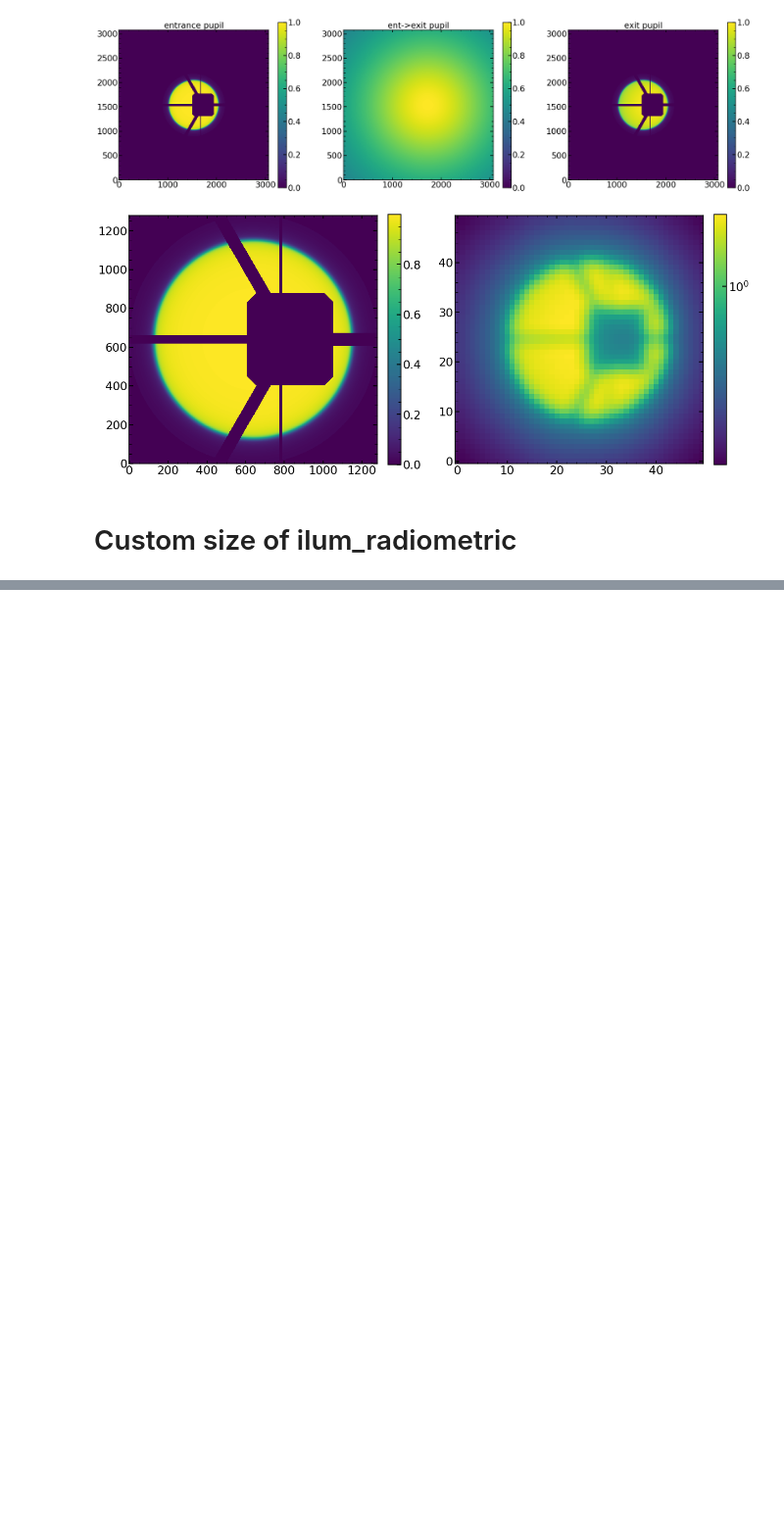
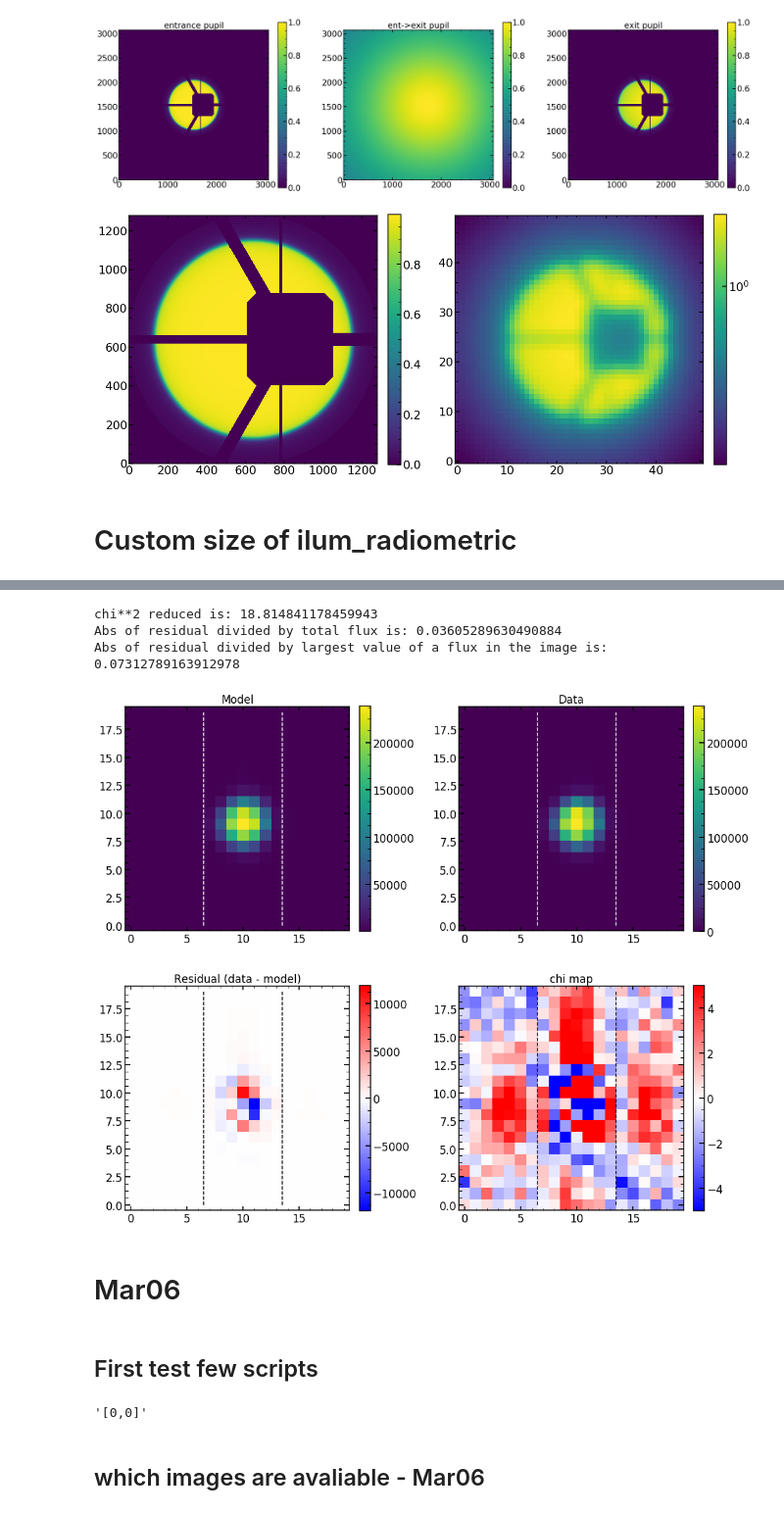
Before and after one commit to Subaru-PFS/dev_2ddrp, a Jupyter notebook: 2d_PSF_code/Zernike_Work_Mar_Apr_2020.ipynb, the cells around one changed output, grey strips where cells are left out. Shown at 98% size. Saved outputs shown, nothing was run; the diff lists cells and outputs as text; code cells hidden in the pictures; blank space fills up the shorter version.

```diff
--- a/2d_PSF_code/Zernike_Work_Mar_Apr_2020.ipynb
+++ b/2d_PSF_code/Zernike_Work_Mar_Apr_2020.ipynb
@@ -300,0 +684,19 @@ plt.imshow(optPsf_cut_fiber_convolved_downsampled)
+# %%
+matplotlib.rcParams.update({'font.size': 14})
+single_analysis.create_basic_comparison_plot()
+# %% [output]
+chi**2 reduced is: 18.814841178459943
+Abs of residual divided by total flux is: 0.03605289630490884
+Abs of residual divided by largest value of a flux in the image is: 0.07312789163912978
+[figure, added]
+# %% [markdown]
+# Mar06
+# %% [markdown]
+## First test few scripts
+# %%
+def remove(string):
+    return string.replace(" ", "")
+
+remove(str(list(finalHgAr_Feb2020_dataset.loc[single_spot][['second_offset','second_ratio']].values)))
+# %% [output]
+'[0,0]'
@@ -300,0 +835,2 @@ plt.imshow(optPsf_cut_fiber_convolved_downsampled)
+# %% [markdown]
+## which images are avaliable - Mar06
```
Also changed, not shown: parts of 66 cells of this notebook, 1 other file.
